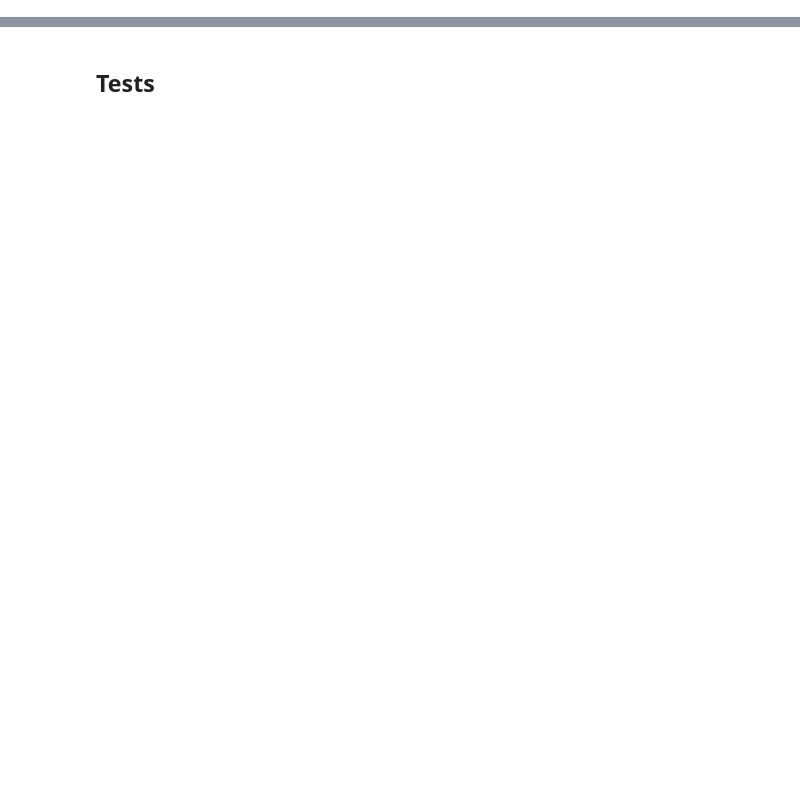
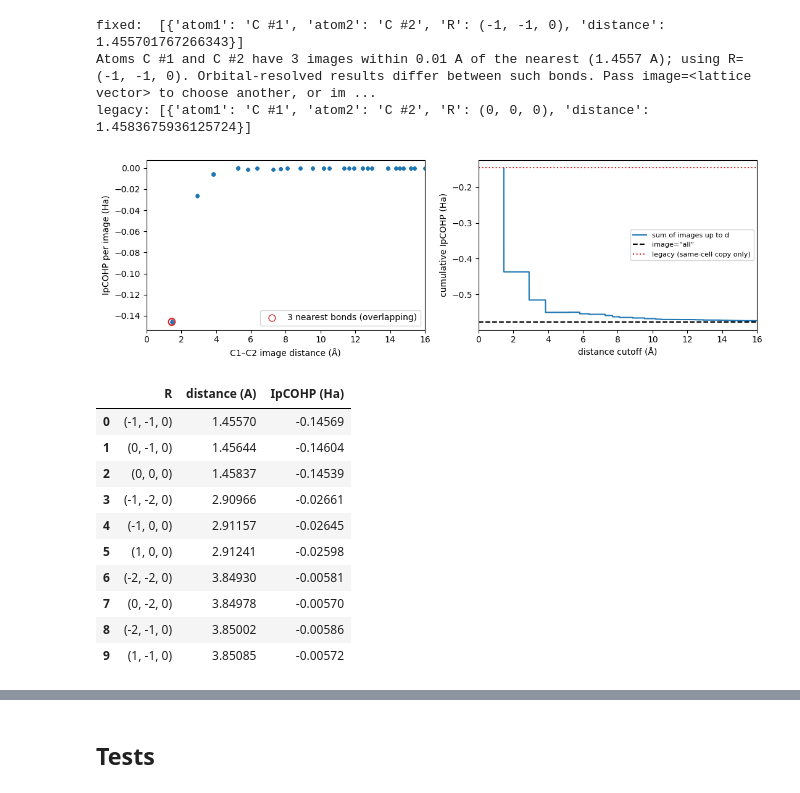
Before and after one commit to benrich37/crawfish, a Jupyter notebook: examples/fix_comparisons/F3_lattice_images.ipynb, the cells around one changed output, grey strips where cells are left out. Saved outputs shown, nothing was run; the diff lists cells and outputs as text; code cells hidden in the pictures; blank space fills up the shorter version.

```diff
--- a/examples/fix_comparisons/F3_lattice_images.ipynb
+++ b/examples/fix_comparisons/F3_lattice_images.ipynb
@@ -119,0 +187,61 @@ plt.show()
+# %%
+import itertools
+import warnings
+from crawfish.utils.lattice import get_image_distance
+
+gr_fixed = load_edata_at("F3", fixed=True, calc_dir=GRAPHENE_CALC_DIR)
+gr_legacy = load_edata_at("F3", fixed=False, calc_dir=GRAPHENE_CALC_DIR)
+with warnings.catch_warnings(record=True) as caught:
+    warnings.simplefilter("always")
+    print("fixed: ", get_pair_images(gr_fixed, idcs1=0, idcs2=1))
+print("\n".join(str(w.message) for w in caught))
+print("legacy:", get_pair_images(gr_legacy, idcs1=0, idcs2=1))
+
+def ipcohp(ed, image, o1=None, o2=None):
+    with warnings.catch_warnings():
+        warnings.simplefilter("ignore")  # the near-tie warning was shown above
+        return last_value(get_ipcohp(ed, idcs1=0, idcs2=1, orbs1=o1, orbs2=o2, image=image, use_cache=False))
+
+shells = pd.DataFrame([
+    {"R": R, "distance (A)": get_image_distance(gr_fixed, 0, 1, R), "IpCOHP (Ha)": ipcohp(gr_fixed, R)}
+    for R in itertools.product(range(-11, 12), range(-11, 12), [0])  # one R per class of the 23x23 mesh
+]).sort_values("distance (A)").reset_index(drop=True)
+all_images = ipcohp(gr_fixed, "all")
+
+fig, axes = plt.subplots(1, 2, figsize=(11, 3.5))
+axes[0].scatter(shells["distance (A)"], shells["IpCOHP (Ha)"], s=12)
+nearest = shells.iloc[:3]
+axes[0].scatter(nearest["distance (A)"], nearest["IpCOHP (Ha)"], s=60, facecolors="none", edgecolors="C3",
+                label="3 nearest bonds (overlapping)")
+axes[0].set_xlabel("C1–C2 image distance (Å)")
+axes[0].set_ylabel("IpCOHP per image (Ha)")
+axes[0].legend()
+axes[1].plot(shells["distance (A)"], np.cumsum(shells["IpCOHP (Ha)"]), drawstyle="steps-post",
+             label="sum of images up to d")
+axes[1].axhline(all_images, color="k", ls="--", label='image="all"')
+axes[1].axhline(ipcohp(gr_legacy, "nearest"), color="C3", ls=":", label="legacy (same-cell copy only)")
+axes[1].set_xlabel("distance cutoff (Å)")
+axes[1].set_ylabel("cumulative IpCOHP (Ha)")
+axes[1].legend(fontsize=8)
+for ax in axes:
+    ax.set_xlim(0, 16)
+fig.tight_layout()
+savefig(fig, "F3_graphene_shells")
+plt.show()
+shells.head(10).round(5)
+# %% [output]
+fixed:  [{'atom1': 'C #1', 'atom2': 'C #2', 'R': (-1, -1, 0), 'distance': 1.455701767266343}]
+Atoms C #1 and C #2 have 3 images within 0.01 A of the nearest (1.4557 A); using R=(-1, -1, 0). Orbital-resolved results differ between such bonds. Pass image=<lattice vector> to choose another, or im ...
+legacy: [{'atom1': 'C #1', 'atom2': 'C #2', 'R': (0, 0, 0), 'distance': 1.4583675936125724}]
+[figure, added]
+|  | R | distance (A) | IpCOHP (Ha) |
+| 0 | (-1, -1, 0) | 1.45570 | -0.14569 |
+| 1 | (0, -1, 0) | 1.45644 | -0.14604 |
+| 2 | (0, 0, 0) | 1.45837 | -0.14539 |
+| 3 | (-1, -2, 0) | 2.90966 | -0.02661 |
+| 4 | (-1, 0, 0) | 2.91157 | -0.02645 |
+| 5 | (1, 0, 0) | 2.91241 | -0.02598 |
+| 6 | (-2, -2, 0) | 3.84930 | -0.00581 |
+| 7 | (0, -2, 0) | 3.84978 | -0.00570 |
+| 8 | (-2, -1, 0) | 3.85002 | -0.00586 |
+| 9 | (1, -1, 0) | 3.85085 | -0.00572 |
```
Also changed, not shown: parts of 18 cells of this notebook, 29 other files.
